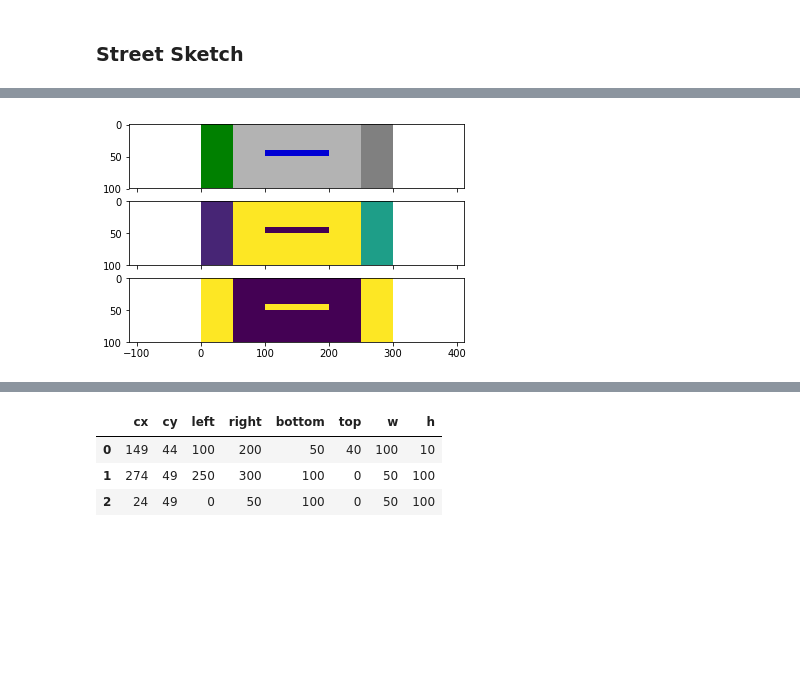
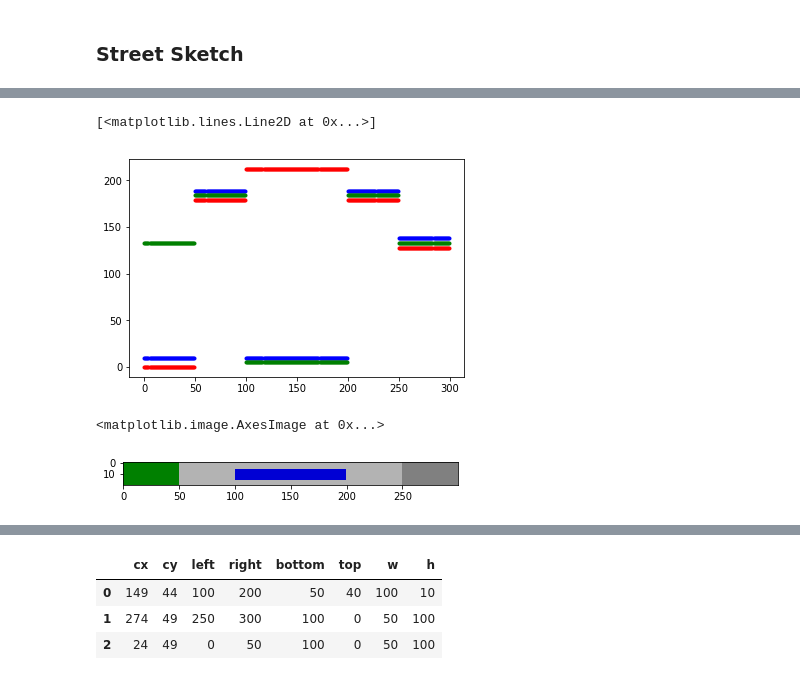
Before and after one commit to jrovegno/opencv, a Jupyter notebook: OpenCV_02.ipynb, the cells around one changed output, grey strips where cells are left out. Saved outputs shown, nothing was run; the diff lists cells and outputs as text; code cells hidden in the pictures; blank space fills up the shorter version.

```diff
--- a/OpenCV_02.ipynb
+++ b/OpenCV_02.ipynb
@@ -67,10 +73,17 @@ plt.imshow(image)
+# %%
+y = 44
+plt.plot(image[y,:,0]+10, '.b')
+plt.plot(image[y,:,1]+5, '.g')
+plt.plot(image[y,:,2], '.r')
+# %% [output]
+[<matplotlib.lines.Line2D at 0x...>]
+[figure, added]
+# %%
+plt.imshow(image[slice(y-10,y+10),:])
+# %% [output]
+<matplotlib.image.AxesImage at 0x...>
+[figure, added]
 # %%
 gray = cv2.cvtColor(image, cv2.COLOR_BGR2GRAY)
 (_, thresh) = cv2.threshold(gray, 170, 255, cv2.THRESH_BINARY_INV)
 (_, cnts, _) = cv2.findContours(thresh.copy(), cv2.RETR_EXTERNAL, cv2.CHAIN_APPROX_SIMPLE)
-# %%
-fig, axes = plt.subplots(nrows=3, ncols=1, sharex=True, sharey=True)
-for ax, im in zip(axes.flat, [image, gray, thresh]):
-    ax.imshow(im)
-# %% [output]
-[figure, removed]
```
Also changed, not shown: parts of 18 cells of this notebook, 2 other files.
